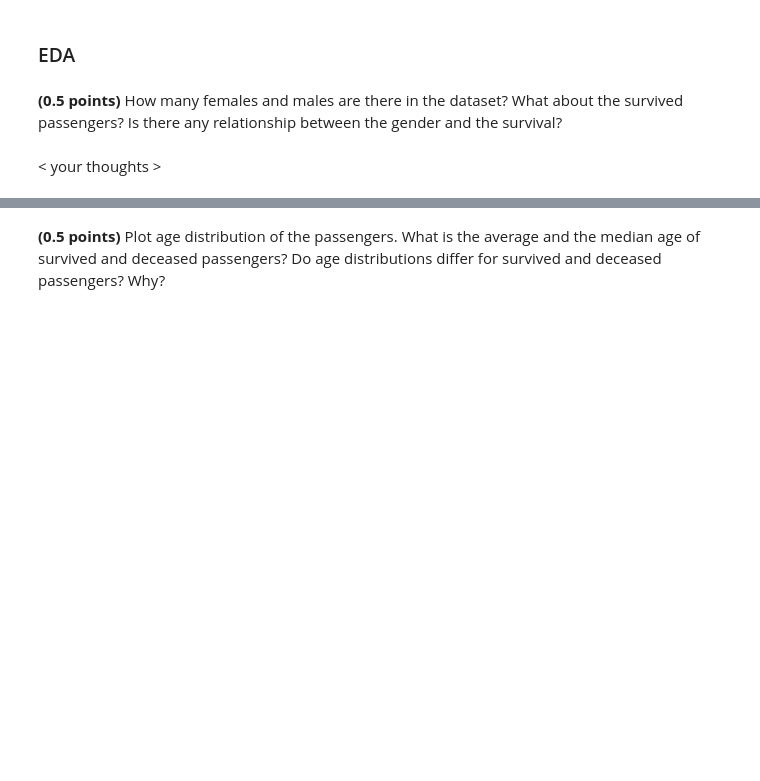
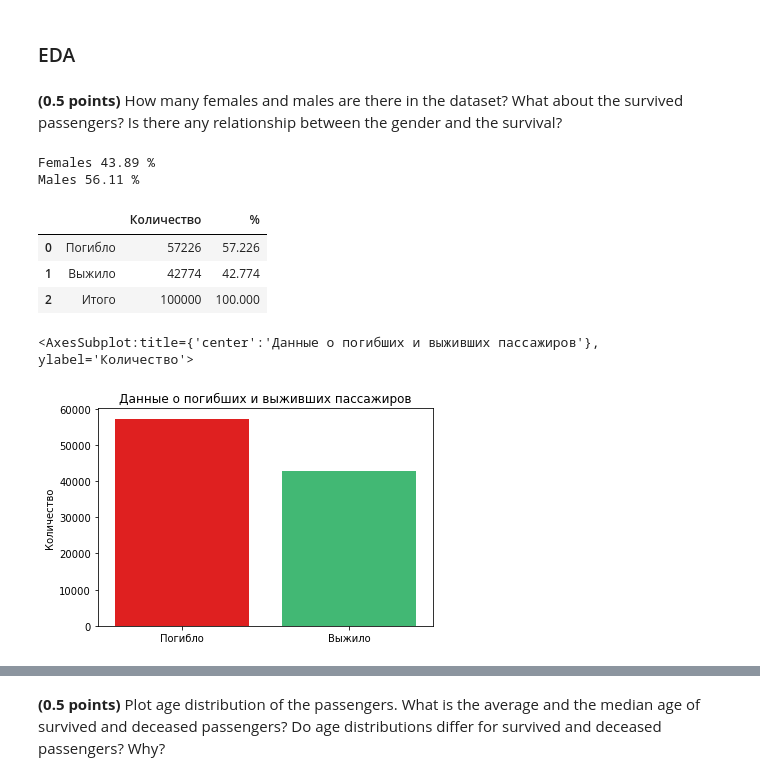
Before and after one commit to githubjeka/ml-intro, a Jupyter notebook: hw_classification.ipynb, the cells around one changed output, grey strips where cells are left out. Saved outputs shown, nothing was run; the diff lists cells and outputs as text; code cells hidden in the pictures; blank space fills up the shorter version.

```diff
--- a/hw_classification.ipynb
+++ b/hw_classification.ipynb
@@ -624,2 +630,23 @@ data.head()
-# %% [markdown]
-< your thoughts >
+# %%
+print('Females', round(data.groupby(by='Sex').count().iloc[0, 1] / data.shape[0] * 100, 2), '%')
+print('Males', round(data.groupby(by='Sex').count().iloc[1, 1] / data.shape[0] * 100, 2), '%')
+# %% [output]
+Females 43.89 %
+Males 56.11 %
+# %%
+stats_survived = data.groupby(by='Survived').Survived.count()
+stats_survived = pd.DataFrame([['Погибло', stats_survived[0], stats_survived[0] / 100_000 * 100],
+                               ['Выжило', stats_survived[1], stats_survived[1] / 100_000 * 100],
+                               ['Итого', 100_000, 100]], columns=['', 'Количество', '%'])
+stats_survived
+# %% [output]
+|  |  | Количество | % |
+| 0 | Погибло | 57226 | 57.226 |
+| 1 | Выжило | 42774 | 42.774 |
+| 2 | Итого | 100000 | 100.000 |
+# %%
+plt.title('Данные о погибших и выживших пассажиров')
+sns.barplot(x=stats_survived.iloc[:2, 0], y=stats_survived.iloc[:2, 1], palette=["r", "#2ecc71"])
+# %% [output]
+<AxesSubplot:title={'center':'Данные о погибших и выживших пассажиров'}, ylabel='Количество'>
+[figure, added]
```
Also changed, not shown: parts of 31 cells of this notebook.
